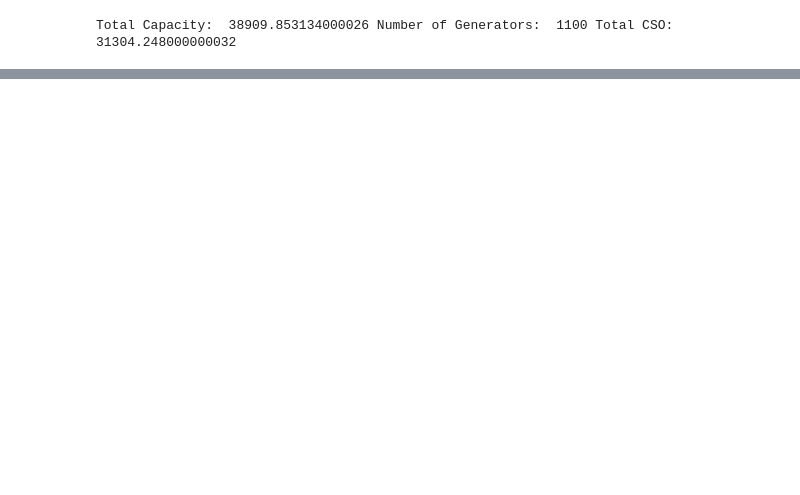
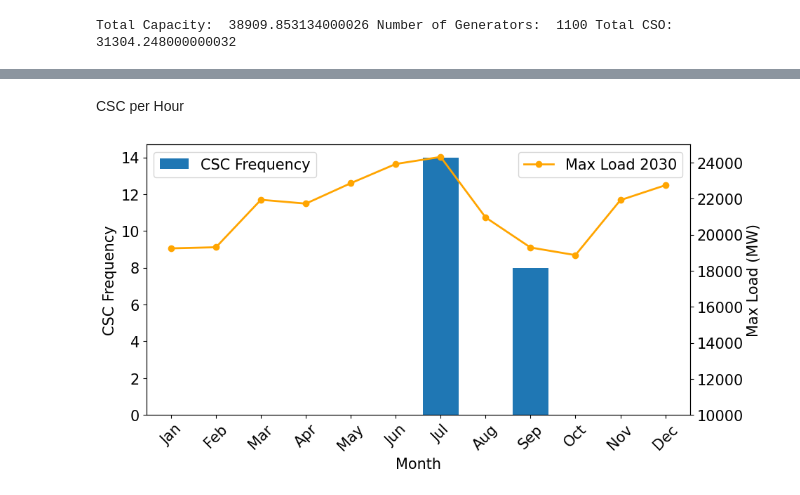
Before and after one commit to MahdiMehrtash/MARKET-Research, a Jupyter notebook: plots.ipynb, the cells around one changed output, grey strips where cells are left out. Drawn from its saved outputs; the diff is of its cells as text; code cells hidden in the pictures; blank space fills up the shorter version.

```diff
--- a/plots.ipynb
+++ b/plots.ipynb
@@ -78,0 +136,4 @@ genCos = getGenCos(dfISO, esCharge=1)
+# %% [markdown]
+CSC per Hour
+# %%
+plt.rcParams.update({'font.size': 15})
@@ -78,0 +172,38 @@ genCos = getGenCos(dfISO, esCharge=1)
+# %%
+import pandas as pd
+import matplotlib.pyplot as plt
+
+# Load the data
+dfHourlyLoadAdj = pd.read_csv('data/forecast/load_rate_' + load_info + '/dfHourlyDemand2030.csv')
+dfHourlyLoadAdj['Date'] = pd.to_datetime(dfHourlyLoadAdj['Date'], dayfirst=True)
+dfHourlyLoadAdj['Month'] = dfHourlyLoadAdj['Date'].dt.month
+max_load_per_month = dfHourlyLoadAdj.groupby('Month')['Total Load'].max()
+
+# Bar plot data
+data = df['Month'].value_counts()
+fig, ax1 = plt.subplots(figsize=(10, 5))
+
+ax1.bar(data.index, data.values, label='CSC Frequency')
+ax1.set_xlabel('Month')
+ax1.set_ylabel('CSC Frequency')
+ax1.set_xticks(range(1, 13))  # Ensure months 1-12 are labeled
+ax1.set_xticklabels(['Jan', 'Feb', 'Mar', 'Apr', 'May', 'Jun',
+                     'Jul', 'Aug', 'Sep', 'Oct', 'Nov', 'Dec'], rotation=45)
+
+# Create the secondary y-axis (for the line plot)
+ax2 = ax1.twinx()
+ax2.plot(max_load_per_month.index, max_load_per_month.values, marker='o', linestyle='-',
+         linewidth=2, color='orange', label='Max Load 2030')
+ax2.set_ylabel('Max Load (MW)')
+ax2.set_ylim(10000, 25000)
+
+# Add legends for both axes
+ax1.legend(loc='upper left')
+ax2.legend(loc='upper right')
+
+# Show the plot
+# plt.title('Frequency of Events per Month and Maximum Load')
+plt.savefig('Figs/CSC_Frequency_Monthly.png')
+plt.show()
+# %% [output]
+[figure, added]
```
Also changed, not shown: parts of 15 cells of this notebook, 11 other files.
